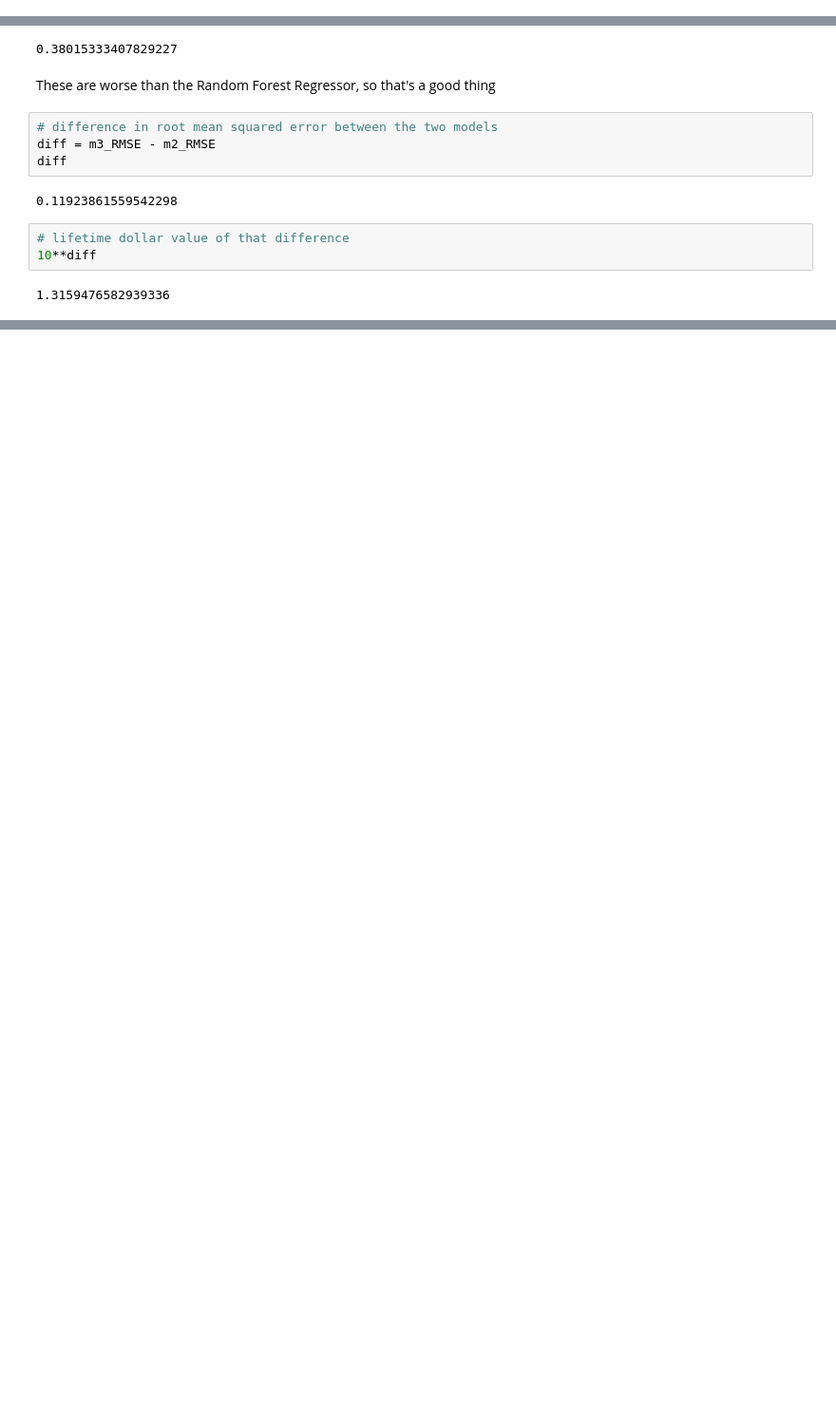
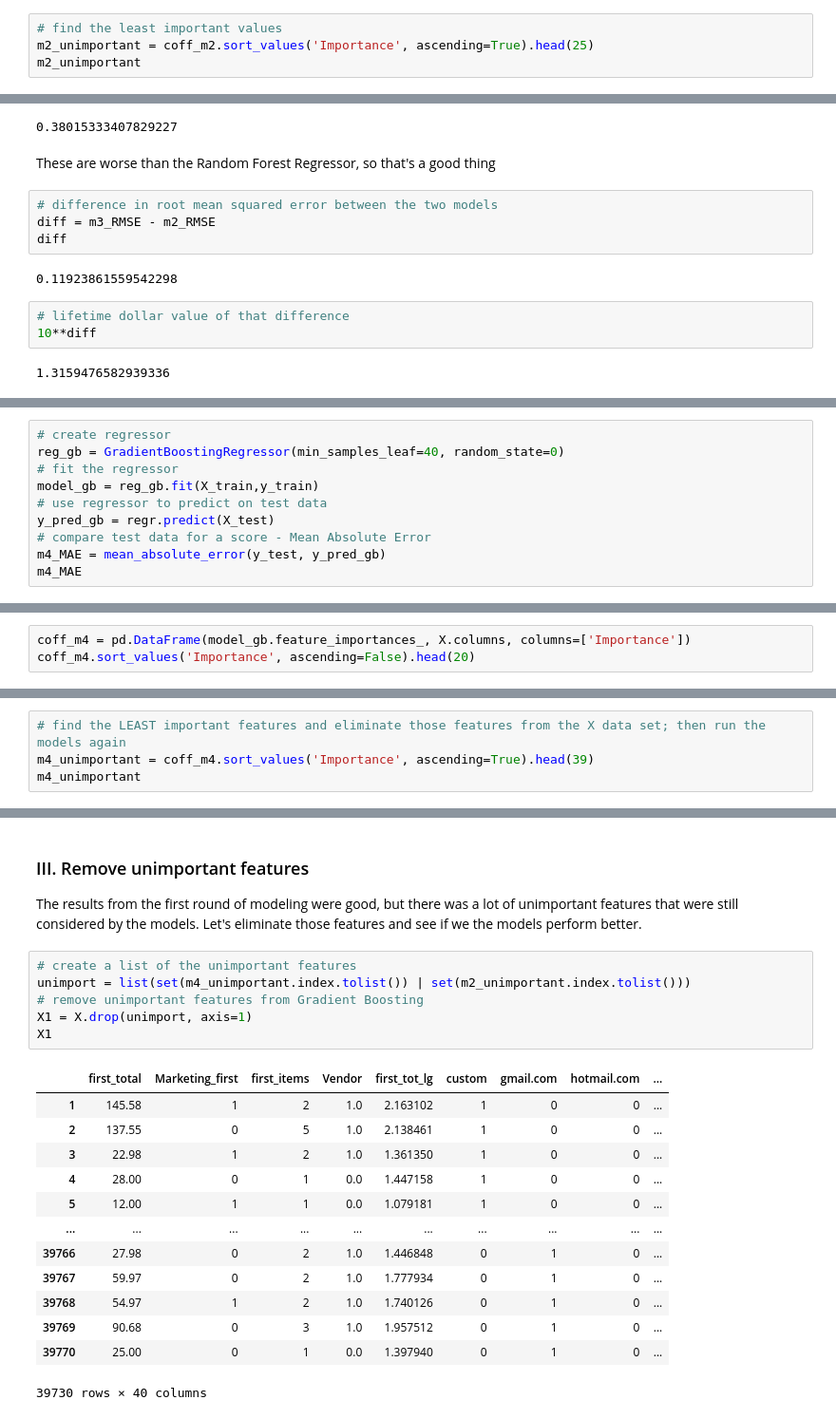
Before and after one commit to shahinrostami/Shopify-CLV, a Jupyter notebook: Cap2_PreProcessing_Modeling.ipynb, the cells around one changed output, grey strips where cells are left out. Shown at 95% size. Drawn from its saved outputs; the diff is of its cells as text; blank space fills up the shorter version.

```diff
--- a/Cap2_PreProcessing_Modeling.ipynb
+++ b/Cap2_PreProcessing_Modeling.ipynb
@@ -358,3 +367,7 @@ coff_m2.sort_values('Importance', ascending=False).head(20)
 # %% [markdown]
 These are good see. <br>
 We may want to use these values to eliminate some variable from the regression model, but first let's compare the RMSE and AMSE to a dummy model that just assumes very customer is average
+# %%
+# find the least important values
+m2_unimportant = coff_m2.sort_values('Importance', ascending=True).head(25)
+m2_unimportant
@@ -397,0 +441,10 @@ That is honestly not that impressive, but is still better than the dummy model.
+# %%
+# create regressor
+reg_gb = GradientBoostingRegressor(min_samples_leaf=40, random_state=0)
+# fit the regressor
+model_gb = reg_gb.fit(X_train,y_train)
+# use regressor to predict on test data
+y_pred_gb = regr.predict(X_test)
+# compare test data for a score - Mean Absolute Error
+m4_MAE = mean_absolute_error(y_test, y_pred_gb)
+m4_MAE
@@ -397,0 +467,3 @@ That is honestly not that impressive, but is still better than the dummy model.
+# %%
+coff_m4 = pd.DataFrame(model_gb.feature_importances_, X.columns, columns=['Importance'])
+coff_m4.sort_values('Importance', ascending=False).head(20)
@@ -397,0 +488,4 @@ That is honestly not that impressive, but is still better than the dummy model.
+# %%
+# find the LEAST important features and eliminate those features from the X data set; then run the models again
+m4_unimportant = coff_m4.sort_values('Importance', ascending=True).head(39)
+m4_unimportant
@@ -397,0 +521,23 @@ That is honestly not that impressive, but is still better than the dummy model.
+# %% [markdown]
+### III. Remove unimportant features
+The results from the first round of modeling were good, but there was a lot of unimportant features that were still considered by the models. Let's eliminate those features and see if we the models perform better.
+# %%
+# create a list of the unimportant features
+unimport = list(set(m4_unimportant.index.tolist()) | set(m2_unimportant.index.tolist()))
+# remove unimportant features from Gradient Boosting
+X1 = X.drop(unimport, axis=1)
+X1
+# %% [output]
+|  | first_total | Marketing_first | first_items | Vendor | first_tot_lg | custom | gmail.com | hotmail.com | ... |
+| 1 | 145.58 | 1 | 2 | 1.0 | 2.163102 | 1 | 0 | 0 | ... |
+| 2 | 137.55 | 0 | 5 | 1.0 | 2.138461 | 1 | 0 | 0 | ... |
+| 3 | 22.98 | 1 | 2 | 1.0 | 1.361350 | 1 | 0 | 0 | ... |
+| 4 | 28.00 | 0 | 1 | 0.0 | 1.447158 | 1 | 0 | 0 | ... |
+| 5 | 12.00 | 1 | 1 | 0.0 | 1.079181 | 1 | 0 | 0 | ... |
+| ... | ... | ... | ... | ... | ... | ... | ... | ... | ... |
+| 39766 | 27.98 | 0 | 2 | 1.0 | 1.446848 | 0 | 1 | 0 | ... |
+| 39767 | 59.97 | 0 | 2 | 1.0 | 1.777934 | 0 | 1 | 0 | ... |
+| 39768 | 54.97 | 1 | 2 | 1.0 | 1.740126 | 0 | 1 | 0 | ... |
+| 39769 | 90.68 | 0 | 3 | 1.0 | 1.957512 | 0 | 1 | 0 | ... |
+| 39770 | 25.00 | 0 | 1 | 0.0 | 1.397940 | 0 | 1 | 0 | ... |
+39730 rows × 40 columns
```
Also changed, not shown: parts of 38 cells of this notebook.
